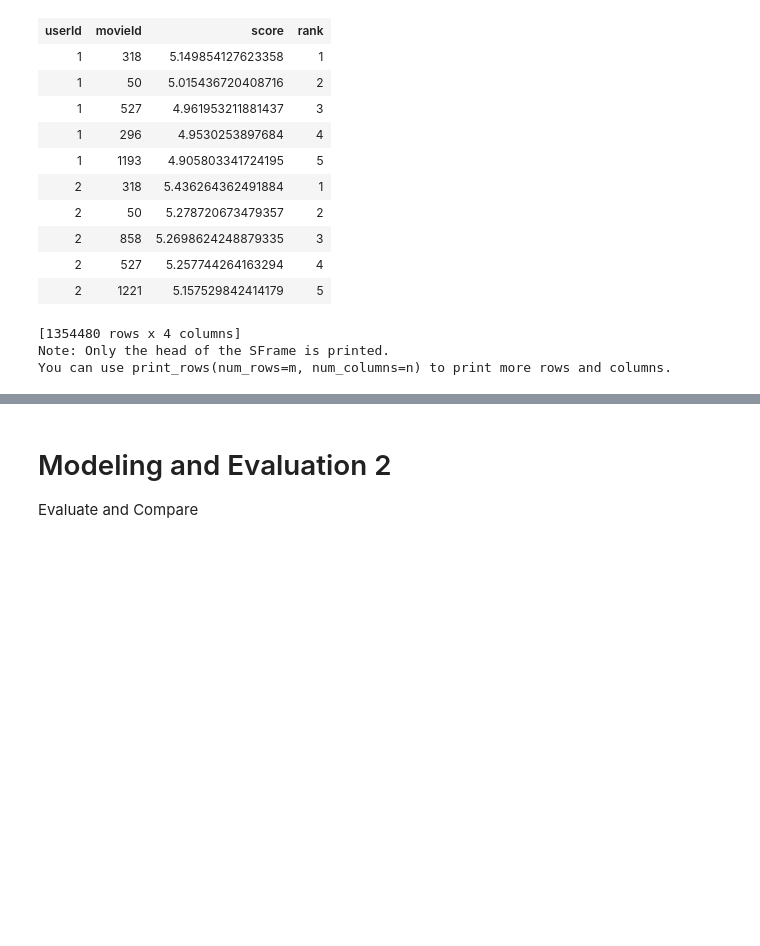
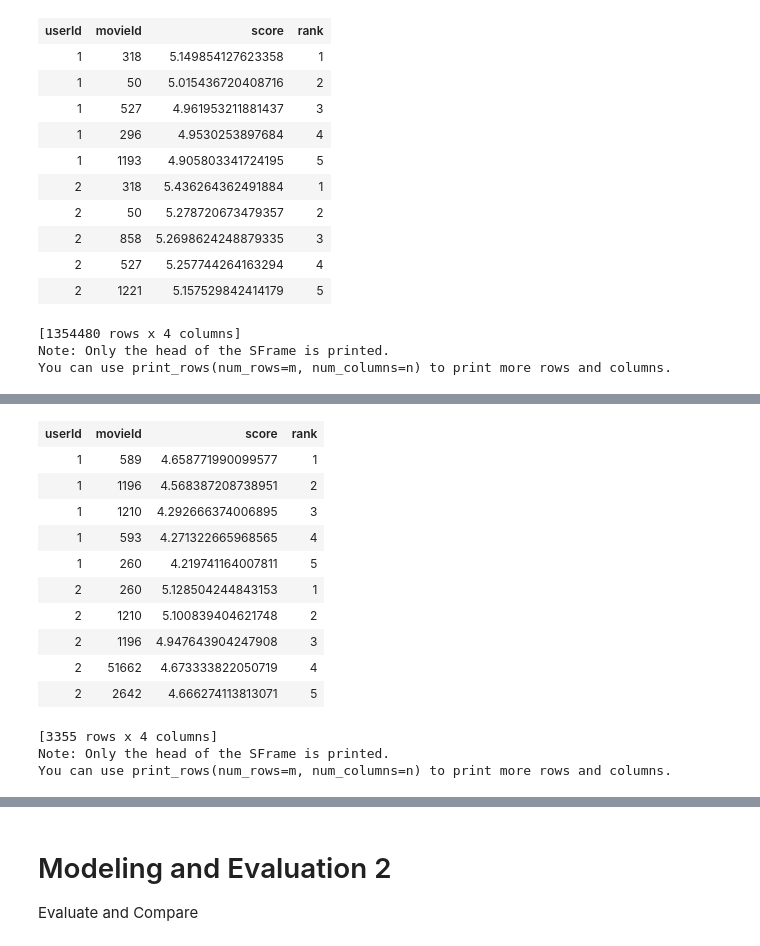
Before and after one commit to sachinac/ML7331, a Jupyter notebook: msds_7331_lab3.ipynb, the cells around one changed output, grey strips where cells are left out. Cells and saved outputs as stored; diff of their text form; code cells hidden in the pictures; blank space fills up the shorter version.

```diff
--- a/msds_7331_lab3.ipynb
+++ b/msds_7331_lab3.ipynb
@@ -659,15 +642,16 @@ df = df.merge(movies, how='left', left_on='tmdbId', right_on='id')
 #ratings_small_plus = ratings_small_plus.merge(movies, how='left', left_on='tmdbId', right_on='id')
 
 
-df = df[['userId','movieId','rating','genre_dict','belongs_to_collection','directors_dict']]
+df = df[['userId','movieId','rating','genre_dict','belongs_to_collection','spoken_languages']]
 df = df[~df['genre_dict'].isnull()]
 df = df[~df['belongs_to_collection'].isnull()]
-df = df[~df['directors_dict'].isnull()]
+df = df[~df['spoken_languages'].isnull()]
+#df = df[~df['actors'].isnull()]
 
 data = tc.SFrame(data=df)
 
 model = tc.recommender.create(data, user_id="userId", item_id="movieId", target="rating")
-results = model.recommend(users=None, k=5)
+results2 = model.recommend(users=None, k=5)
 model.save("my_model")
 
 print(timebreak)
@@ -676,0 +689,17 @@ ToolkitError: Dictionary value for key 'Jim Lucas' in column 'directors_dict' is
+# %%
+results2
+# %% [output]
+| userId | movieId | score | rank |
+| 1 | 589 | 4.658771990099577 | 1 |
+| 1 | 1196 | 4.568387208738951 | 2 |
+| 1 | 1210 | 4.292666374006895 | 3 |
+| 1 | 593 | 4.271322665968565 | 4 |
+| 1 | 260 | 4.219741164007811 | 5 |
+| 2 | 260 | 5.128504244843153 | 1 |
+| 2 | 1210 | 5.100839404621748 | 2 |
+| 2 | 1196 | 4.947643904247908 | 3 |
+| 2 | 51662 | 4.673333822050719 | 4 |
+| 2 | 2642 | 4.666274113813071 | 5 |
+[3355 rows x 4 columns]
+Note: Only the head of the SFrame is printed.
+You can use print_rows(num_rows=m, num_columns=n) to print more rows and columns.
```
Also changed, not shown: parts of 6 cells of this notebook.
